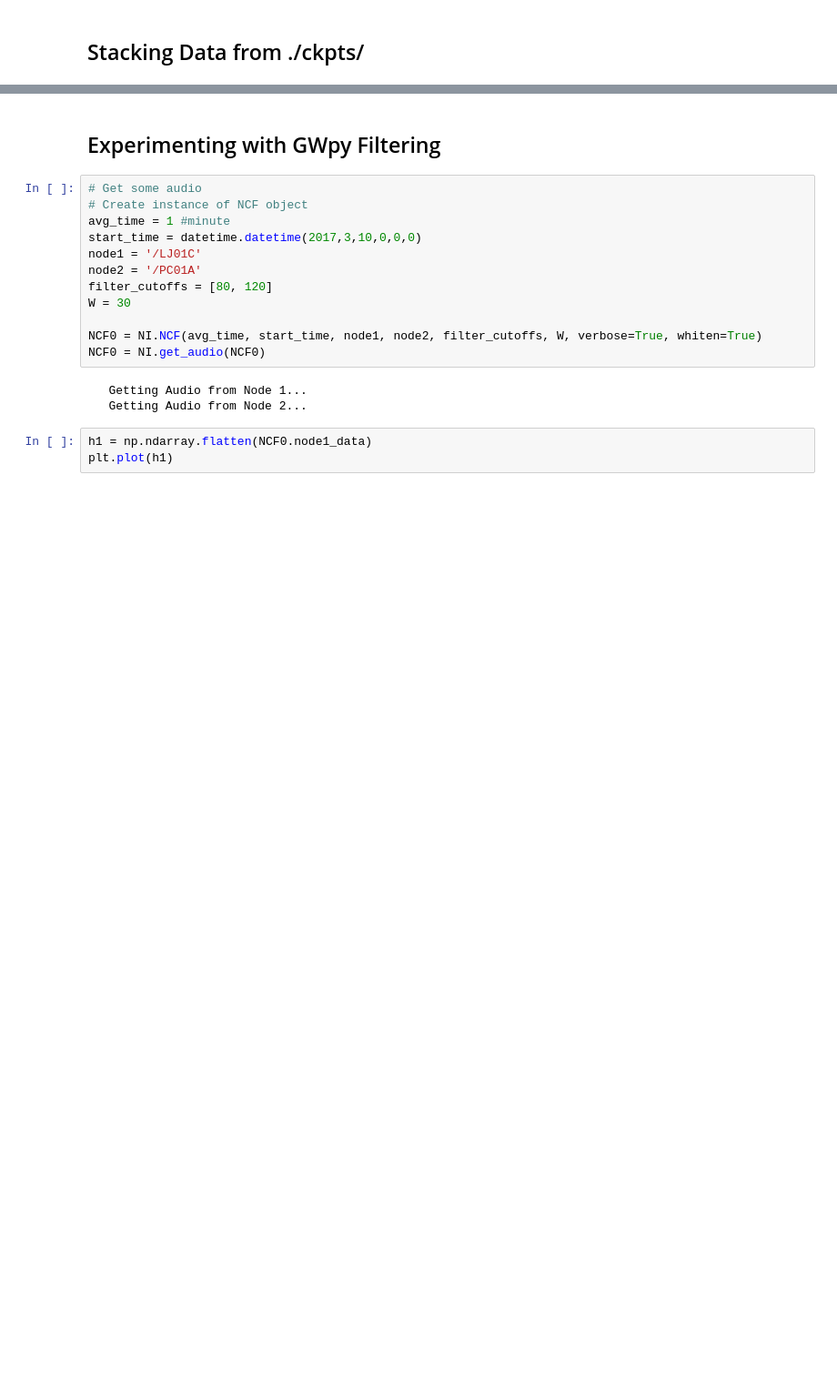
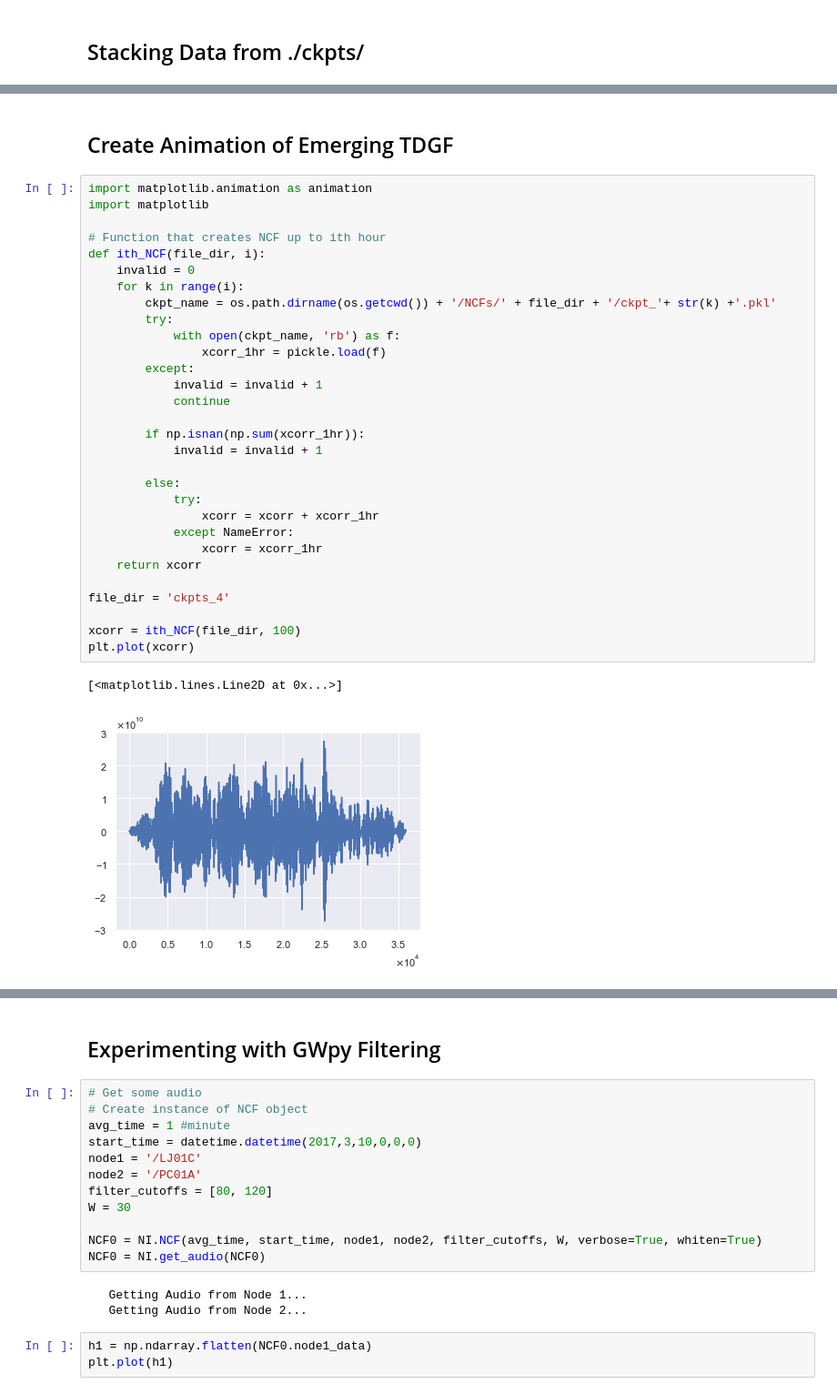
Before and after one commit to John-Ragland/Noise_Interferometry, a Jupyter notebook: Noise_Interferometry.ipynb, the cells around one changed output, grey strips where cells are left out. Shown: that part at 91% size. Cells and saved outputs as stored; diff of their text form; blank space fills up the shorter version.

```diff
--- a/Noise_Interferometry.ipynb
+++ b/Noise_Interferometry.ipynb
@@ -227,0 +271,35 @@ fig.write_html('xcorr_SlopeBase.html')
+# %% [markdown]
+## Create Animation of Emerging TDGF
+# %%
+import matplotlib.animation as animation
+import matplotlib
+
+# Function that creates NCF up to ith hour
+def ith_NCF(file_dir, i):
+    invalid = 0
+    for k in range(i):
+        ckpt_name = os.path.dirname(os.getcwd()) + '/NCFs/' + file_dir + '/ckpt_'+ str(k) +'.pkl'
+        try:
+            with open(ckpt_name, 'rb') as f:
+                xcorr_1hr = pickle.load(f)
+        except:
+            invalid = invalid + 1
+            continue
+
+        if np.isnan(np.sum(xcorr_1hr)):
+            invalid = invalid + 1
+
+        else:
+            try:
+                xcorr = xcorr + xcorr_1hr
+            except NameError:
+                xcorr = xcorr_1hr
+    return xcorr
+
+file_dir = 'ckpts_4'
+
+xcorr = ith_NCF(file_dir, 100)
+plt.plot(xcorr)
+# %% [output]
+[<matplotlib.lines.Line2D at 0x...>]
+[figure, added]
```
Also changed, not shown: parts of 10 cells of this notebook, 3 other files.
